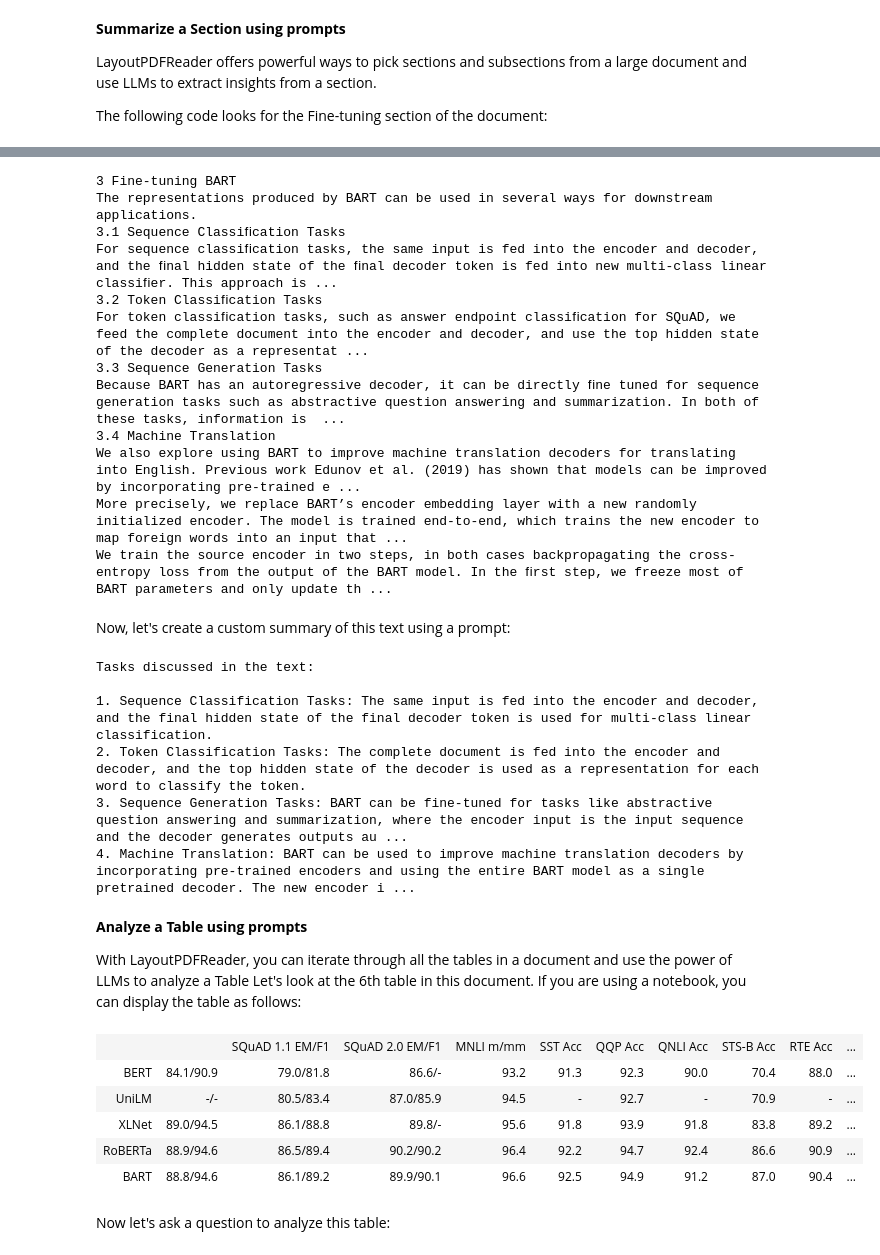
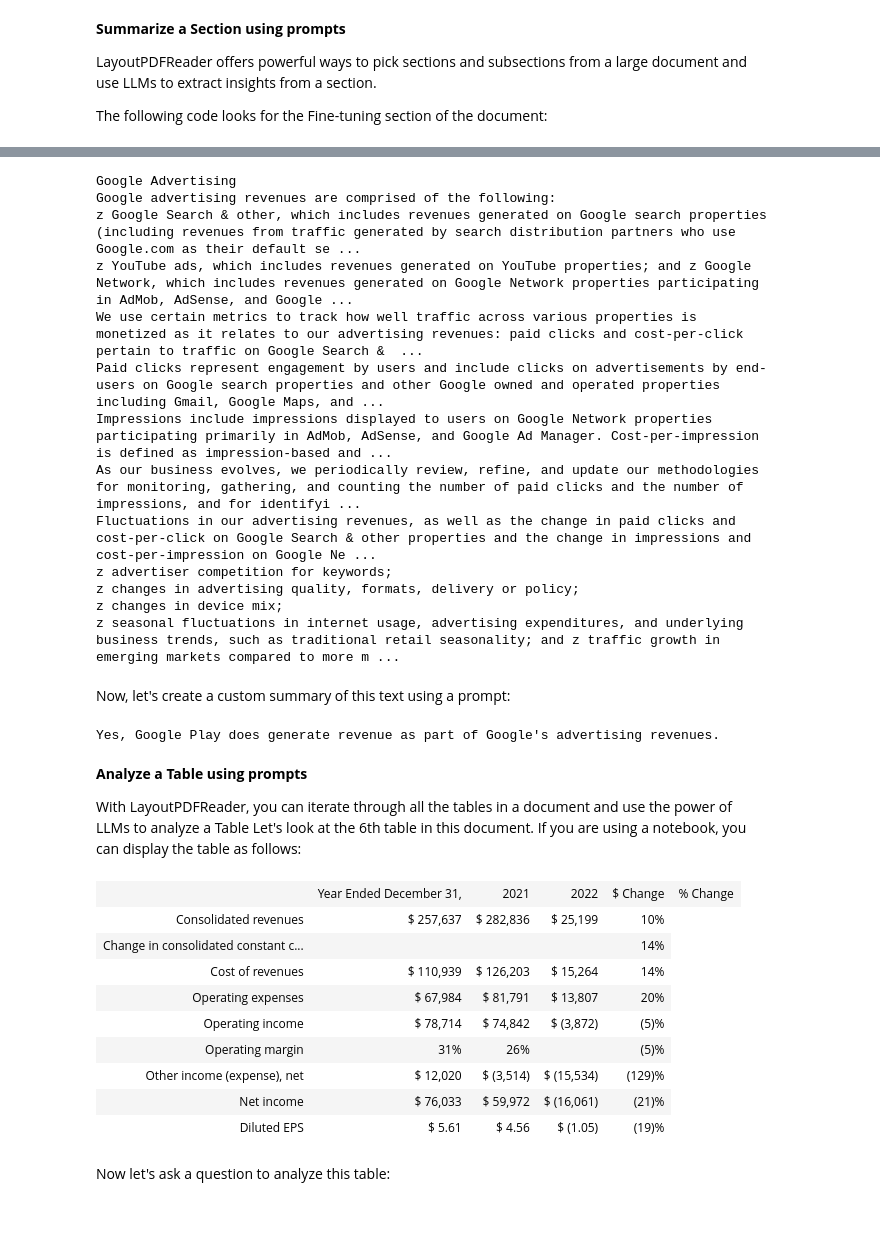
Before and after one commit to venkatta/PDF-Text-Extraction, a Jupyter notebook: PDF_Processing.ipynb, the cells around one changed output, grey strips where cells are left out. Drawn from its saved outputs; the diff is of its cells as text; code cells hidden in the pictures; blank space fills up the shorter version.

```diff
--- a/PDF_Processing.ipynb
+++ b/PDF_Processing.ipynb
@@ -30,7 +30,7 @@ The first step in using the LayoutPDFReader is to provide a url or file path to
 from llmsherpa.readers import LayoutPDFReader
 
 llmsherpa_api_url = "https://readers.llmsherpa.com/api/document/developer/parseDocument?renderFormat=all"
-pdf_url = "https://arxiv.org/pdf/1910.13461.pdf" # also allowed is a file path e.g. /home/downloads/xyz.pdf
+pdf_url = "/workspaces/PDF-Text-Extraction/2022-alphabet-annual-report.pdf" # "https://arxiv.org/pdf/1910.13461.pdf" # also allowed is a file path e.g. /home/downloads/xyz.pdf
 pdf_reader = LayoutPDFReader(llmsherpa_api_url)
 doc = pdf_reader.read_pdf(pdf_url)
 # %% [markdown]
@@ -74,56 +94,58 @@ The following code looks for the Fine-tuning section of the document:
 # %%
 from IPython.core.display import display, HTML
+
 selected_section = None
+section = None
 # find a section in the document by title
 for section in doc.sections():
-    if section.title == '3 Fine-tuning BART':
+    if section.title == 'Google Advertising':
         selected_section = section
         break
 # use include_children=True and recurse=True to fully expand the section.
 # include_children only returns at one sublevel of children whereas recurse goes through all the descendants
 HTML(section.to_html(include_children=True, recurse=True))
 # %% [output]
-3 Fine-tuning BART
-The representations produced by BART can be used in several ways for downstream applications.
-3.1 Sequence Classiﬁcation Tasks
-For sequence classiﬁcation tasks, the same input is fed into the encoder and decoder, and the ﬁnal hidden state of the ﬁnal decoder token is fed into new multi-class linear classiﬁer. This approach is ...
-3.2 Token Classiﬁcation Tasks
-For token classiﬁcation tasks, such as answer endpoint classiﬁcation for SQuAD, we feed the complete document into the encoder and decoder, and use the top hidden state of the decoder as a representat ...
-3.3 Sequence Generation Tasks
-Because BART has an autoregressive decoder, it can be directly ﬁne tuned for sequence generation tasks such as abstractive question answering and summarization. In both of these tasks, information is  ...
-3.4 Machine Translation
-We also explore using BART to improve machine translation decoders for translating into English. Previous work Edunov et al. (2019) has shown that models can be improved by incorporating pre-trained e ...
-More precisely, we replace BART’s encoder embedding layer with a new randomly initialized encoder. The model is trained end-to-end, which trains the new encoder to map foreign words into an input that ...
-We train the source encoder in two steps, in both cases backpropagating the cross-entropy loss from the output of the BART model. In the ﬁrst step, we freeze most of BART parameters and only update th ...
+Google Advertising
+Google advertising revenues are comprised of the following:
+z Google Search & other, which includes revenues generated on Google search properties (including revenues from traffic generated by search distribution partners who use Google.com as their default se ...
+z YouTube ads, which includes revenues generated on YouTube properties; and z Google Network, which includes revenues generated on Google Network properties participating in AdMob, AdSense, and Google ...
+We use certain metrics to track how well traffic across various properties is monetized as it relates to our advertising revenues: paid clicks and cost-per-click pertain to traffic on Google Search &  ...
+Paid clicks represent engagement by users and include clicks on advertisements by end-users on Google search properties and other Google owned and operated properties including Gmail, Google Maps, and ...
+Impressions include impressions displayed to users on Google Network properties participating primarily in AdMob, AdSense, and Google Ad Manager. Cost-per-impression is defined as impression-based and ...
+As our business evolves, we periodically review, refine, and update our methodologies for monitoring, gathering, and counting the number of paid clicks and the number of impressions, and for identifyi ...
+Fluctuations in our advertising revenues, as well as the change in paid clicks and cost-per-click on Google Search & other properties and the change in impressions and cost-per-impression on Google Ne ...
+z advertiser competition for keywords;
+z changes in advertising quality, formats, delivery or policy;
+z changes in device mix;
+z seasonal fluctuations in internet usage, advertising expenditures, and underlying business trends, such as traditional retail seasonality; and z traffic growth in emerging markets compared to more m ...
 # %% [markdown]
 Now, let's create a custom summary of this text using a prompt:
 # %%
-from llama_index.llms import OpenAI
+from llama_index.llms.openai import OpenAI
 context = selected_section.to_html(include_children=True, recurse=True)
-question = "list all the tasks discussed and one line about each task"
+question = "Does Google Play generate revenue?"
 resp = OpenAI().complete(f"read this text and answer question: {question}:\n{context}")
 print(resp.text)
 # %% [output]
-Tasks discussed in the text:
-
-1. Sequence Classification Tasks: The same input is fed into the encoder and decoder, and the final hidden state of the final decoder token is used for multi-class linear classification.
-2. Token Classification Tasks: The complete document is fed into the encoder and decoder, and the top hidden state of the decoder is used as a representation for each word to classify the token.
-3. Sequence Generation Tasks: BART can be fine-tuned for tasks like abstractive question answering and summarization, where the encoder input is the input sequence and the decoder generates outputs au ...
-4. Machine Translation: BART can be used to improve machine translation decoders by incorporating pre-trained encoders and using the entire BART model as a single pretrained decoder. The new encoder i ...
+Yes, Google Play does generate revenue as part of Google's advertising revenues.
 # %% [markdown]
 **Analyze a Table using prompts**
 
 With LayoutPDFReader, you can iterate through all the tables in a document and use the power of LLMs to analyze a Table Let's look at the 6th table in this document. If you are using a notebook, you can display the table as follows:
 # %%
 from IPython.core.display import display, HTML
-HTML(doc.tables()[5].to_html())
+HTML(doc.tables()[0].to_html())
 # %% [output]
-|  |  | SQuAD 1.1 EM/F1 | SQuAD 2.0 EM/F1 | MNLI m/mm | SST Acc | QQP Acc | QNLI Acc | STS-B Acc | RTE Acc | ... |
-| BERT | 84.1/90.9 | 79.0/81.8 | 86.6/- | 93.2 | 91.3 | 92.3 | 90.0 | 70.4 | 88.0 | ... |
-| UniLM | -/- | 80.5/83.4 | 87.0/85.9 | 94.5 | - | 92.7 | - | 70.9 | - | ... |
-| XLNet | 89.0/94.5 | 86.1/88.8 | 89.8/- | 95.6 | 91.8 | 93.9 | 91.8 | 83.8 | 89.2 | ... |
-| RoBERTa | 88.9/94.6 | 86.5/89.4 | 90.2/90.2 | 96.4 | 92.2 | 94.7 | 92.4 | 86.6 | 90.9 | ... |
-| BART | 88.8/94.6 | 86.1/89.2 | 89.9/90.1 | 96.6 | 92.5 | 94.9 | 91.2 | 87.0 | 90.4 | ... |
+|  | Year Ended December 31, | 2021 | 2022 | $ Change | % Change |
+| Consolidated revenues | $ 257,637 | $ 282,836 | $ 25,199 | 10% |
+| Change in consolidated constant c... |  |  |  | 14% |
+| Cost of revenues | $ 110,939 | $ 126,203 | $ 15,264 | 14% |
+| Operating expenses | $ 67,984 | $ 81,791 | $ 13,807 | 20% |
+| Operating income | $ 78,714 | $ 74,842 | $ (3,872) | (5)% |
+| Operating margin | 31% | 26% |  | (5)% |
+| Other income (expense), net | $ 12,020 | $ (3,514) | $ (15,534) | (129)% |
+| Net income | $ 76,033 | $ 59,972 | $ (16,061) | (21)% |
+| Diluted EPS | $ 5.61 | $ 4.56 | $ (1.05) | (19)% |
 # %% [markdown]
 Now let's ask a question to analyze this table:
 # %%
```
Also changed, not shown: parts of 5 cells of this notebook, 2 other files.
